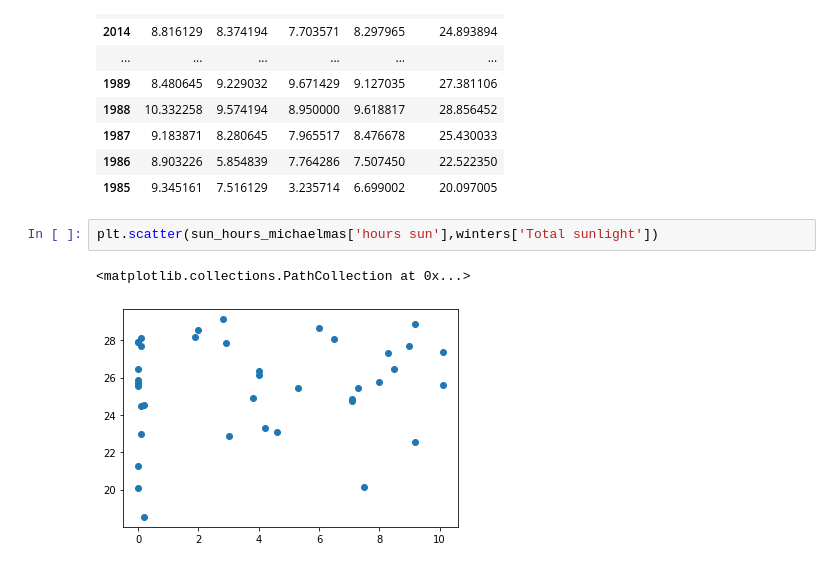
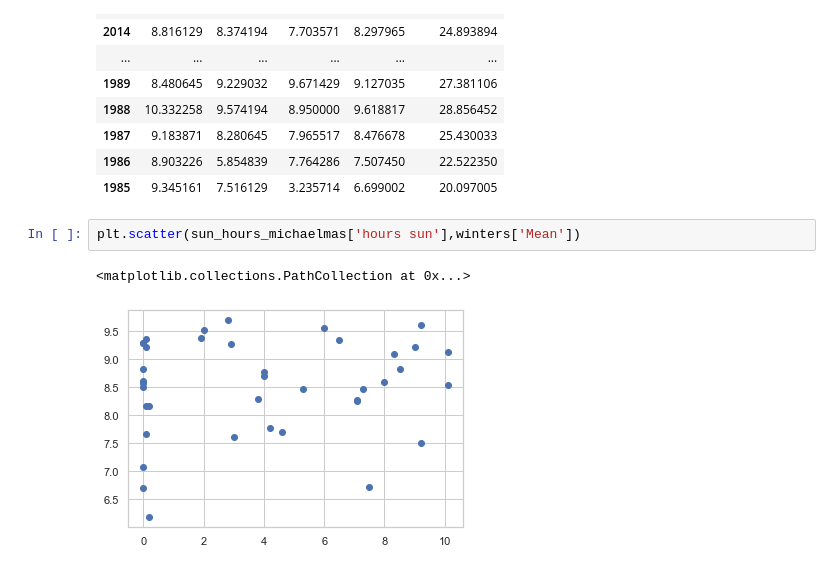
Before and after one commit to james26572/bt, a Jupyter notebook: michaelmas/michaelmas.ipynb, the cells around one changed output. Drawn from its saved outputs; the diff is of its cells as text.

```diff
--- a/michaelmas/michaelmas.ipynb
+++ b/michaelmas/michaelmas.ipynb
@@ -60,8 +60,8 @@ winters
 | 1986 | 8.903226 | 5.854839 | 7.764286 | 7.507450 | 22.522350 |
 | 1985 | 9.345161 | 7.516129 | 3.235714 | 6.699002 | 20.097005 |
 # %%
-plt.scatter(sun_hours_michaelmas['hours sun'],winters['Total sunlight'])
+plt.scatter(sun_hours_michaelmas['hours sun'],winters['Mean'])
 # %% [output]
 <matplotlib.collections.PathCollection at 0x...>
-[figure, old version]
+[figure, new version]
 # %%
```
Also changed, not shown: parts of 1 cell of this notebook, 3 other files.
